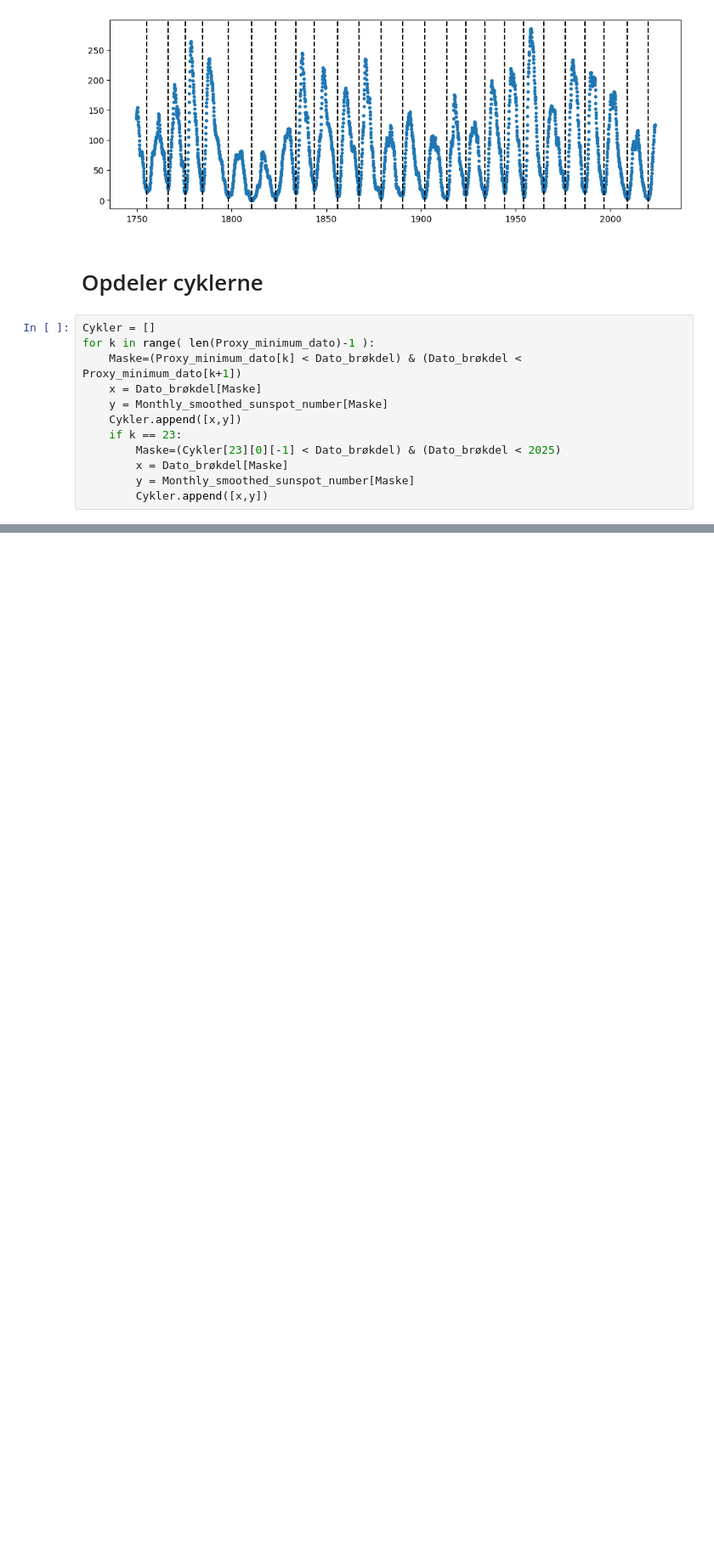
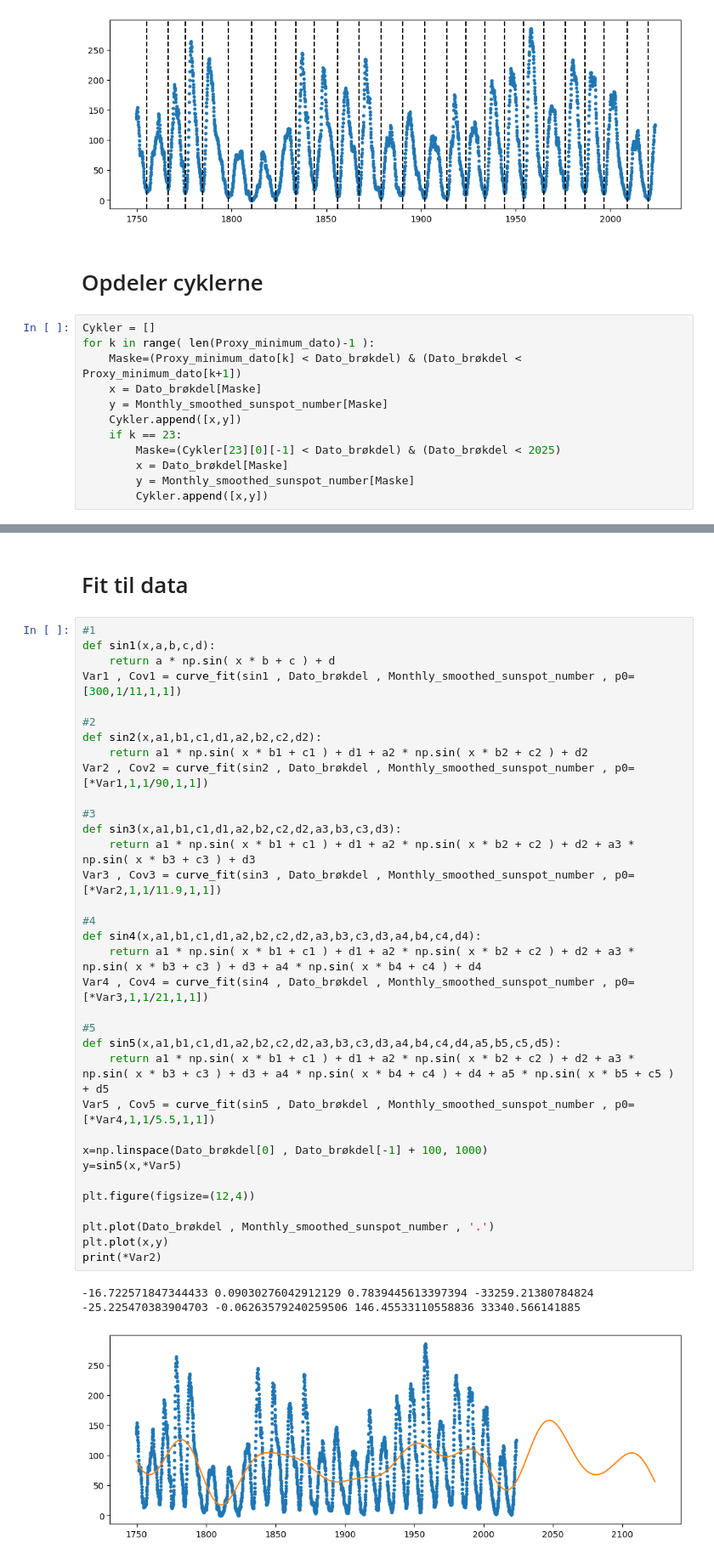
Before and after one commit to Focus9752/Solpletter_projekt, a Jupyter notebook: ok/Solpletanalyse.ipynb, the cells around one changed output, grey strips where cells are left out. Shown at 85% size. Drawn from its saved outputs; the diff is of its cells as text; blank space fills up the shorter version.

```diff
--- a/ok/Solpletanalyse.ipynb
+++ b/ok/Solpletanalyse.ipynb
@@ -172,0 +87,39 @@ for k in range( len(Proxy_minimum_dato)-1 ):
+# %% [markdown]
+# Fit til data
+# %%
+#1
+def sin1(x,a,b,c,d):
+    return a * np.sin( x * b + c ) + d
+Var1 , Cov1 = curve_fit(sin1 , Dato_brøkdel , Monthly_smoothed_sunspot_number , p0=[300,1/11,1,1])
+
+#2
+def sin2(x,a1,b1,c1,d1,a2,b2,c2,d2):
+    return a1 * np.sin( x * b1 + c1 ) + d1 + a2 * np.sin( x * b2 + c2 ) + d2
+Var2 , Cov2 = curve_fit(sin2 , Dato_brøkdel , Monthly_smoothed_sunspot_number , p0=[*Var1,1,1/90,1,1])
+
+#3
+def sin3(x,a1,b1,c1,d1,a2,b2,c2,d2,a3,b3,c3,d3):
+    return a1 * np.sin( x * b1 + c1 ) + d1 + a2 * np.sin( x * b2 + c2 ) + d2 + a3 * np.sin( x * b3 + c3 ) + d3
+Var3 , Cov3 = curve_fit(sin3 , Dato_brøkdel , Monthly_smoothed_sunspot_number , p0=[*Var2,1,1/11.9,1,1])
+
+#4
+def sin4(x,a1,b1,c1,d1,a2,b2,c2,d2,a3,b3,c3,d3,a4,b4,c4,d4):
+    return a1 * np.sin( x * b1 + c1 ) + d1 + a2 * np.sin( x * b2 + c2 ) + d2 + a3 * np.sin( x * b3 + c3 ) + d3 + a4 * np.sin( x * b4 + c4 ) + d4
+Var4 , Cov4 = curve_fit(sin4 , Dato_brøkdel , Monthly_smoothed_sunspot_number , p0=[*Var3,1,1/21,1,1])
+
+#5
+def sin5(x,a1,b1,c1,d1,a2,b2,c2,d2,a3,b3,c3,d3,a4,b4,c4,d4,a5,b5,c5,d5):
+    return a1 * np.sin( x * b1 + c1 ) + d1 + a2 * np.sin( x * b2 + c2 ) + d2 + a3 * np.sin( x * b3 + c3 ) + d3 + a4 * np.sin( x * b4 + c4 ) + d4 + a5 * np.sin( x * b5 + c5 ) + d5
+Var5 , Cov5 = curve_fit(sin5 , Dato_brøkdel , Monthly_smoothed_sunspot_number , p0=[*Var4,1,1/5.5,1,1])
+
+x=np.linspace(Dato_brøkdel[0] , Dato_brøkdel[-1] + 100, 1000)
+y=sin5(x,*Var5)
+
+plt.figure(figsize=(12,4))
+
+plt.plot(Dato_brøkdel , Monthly_smoothed_sunspot_number , '.')
+plt.plot(x,y)
+print(*Var2)
+# %% [output]
+-16.722571847344433 0.09030276042912129 0.7839445613397394 -33259.21380784824 -25.225470383904703 -0.06263579240259506 146.45533110558836 33340.566141885
+[figure, added]
```
Also changed, not shown: parts of 16 cells of this notebook.
